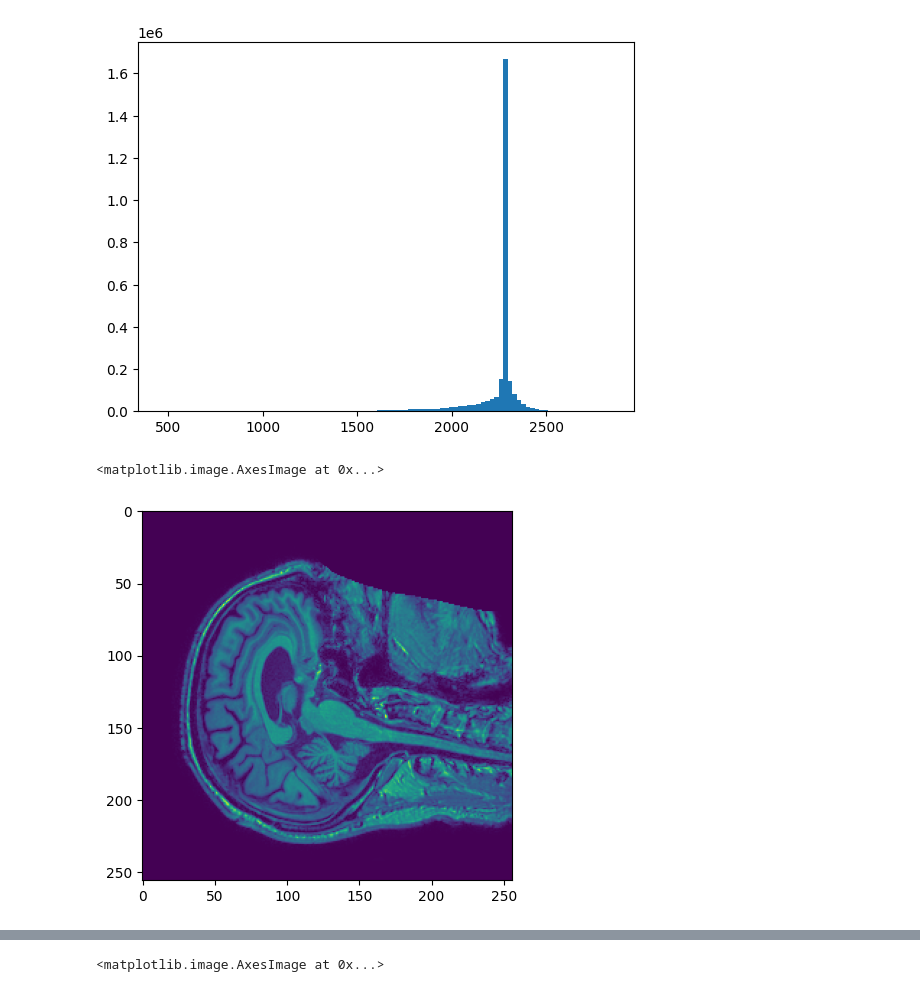
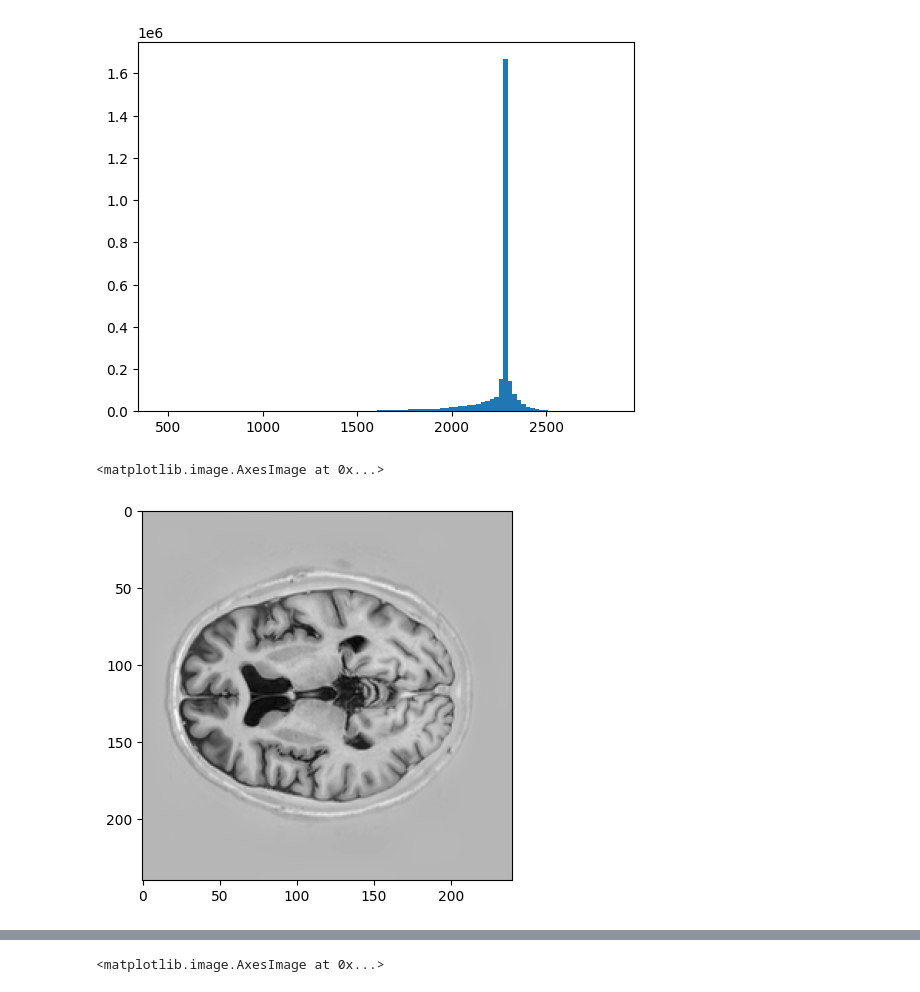
Before and after one commit to josegabjimenez/proyecto-procesamiento-imagenes, a Jupyter notebook: notebooks/standarization/rescaling.ipynb, the cells around one changed output, grey strips where cells are left out. Saved outputs shown, nothing was run; the diff lists cells and outputs as text; code cells hidden in the pictures.

```diff
--- a/notebooks/standarization/rescaling.ipynb
+++ b/notebooks/standarization/rescaling.ipynb
@@ -26,10 +26,10 @@ plt.hist(image_data[image_data>10].flatten(), 100)
  <BarContainer object of 100 artists>)
 [figure]
 # %%
-plt.imshow(image_data[:, :, 100])
+plt.imshow(image_data[:, :, 20], cmap='gray')
 # %% [output]
 <matplotlib.image.AxesImage at 0x...>
-[figure, old version]
+[figure, new version]
 # %%
 min_value = image_data.min()
 max_value = image_data.max()
```
Also changed, not shown: 6 other files.
